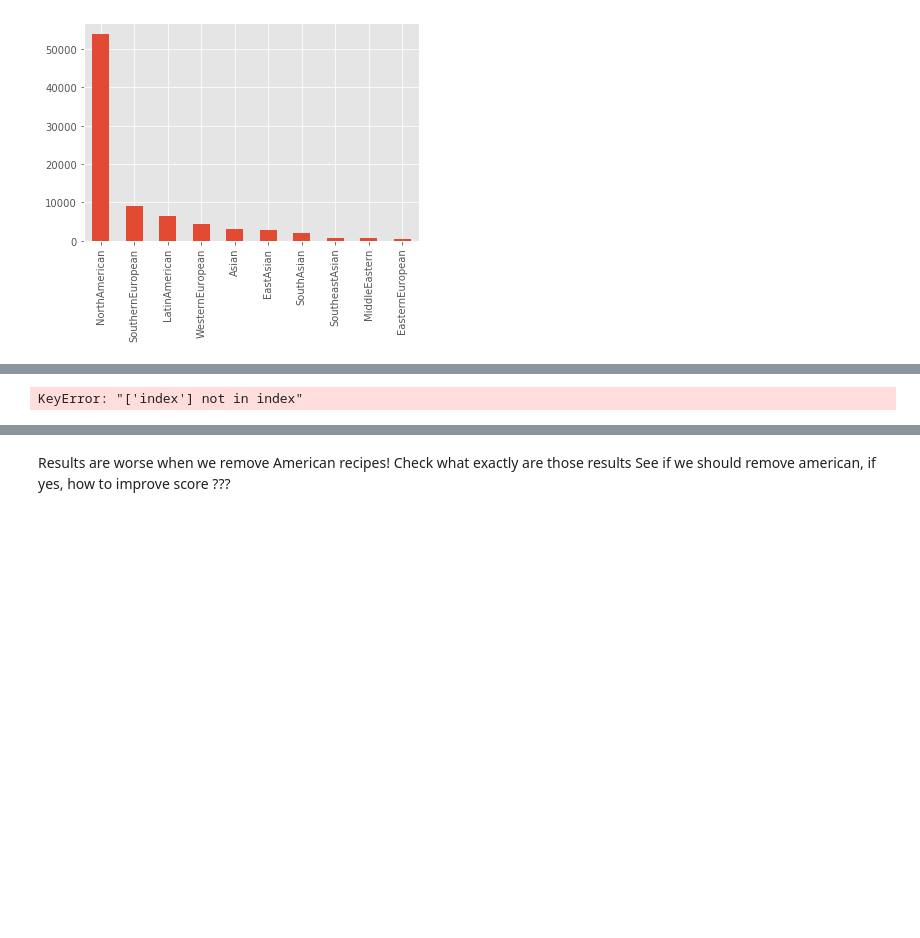
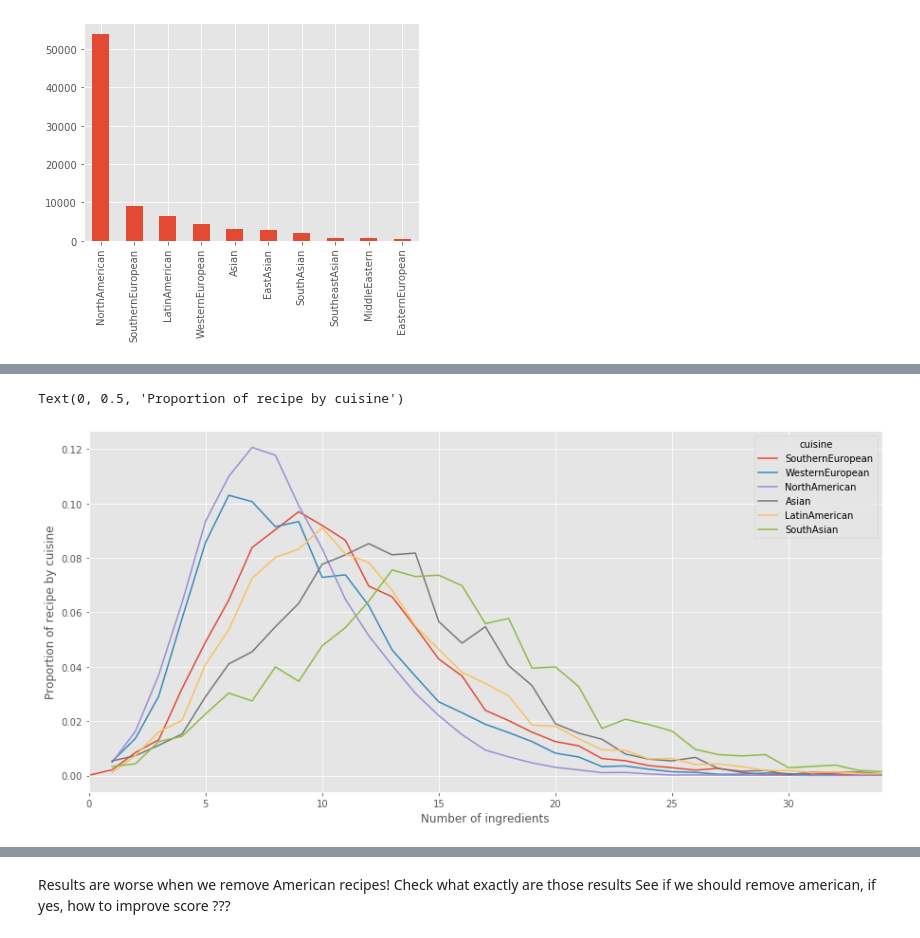
Before and after one commit to catherning/food_recipe_gen, a Jupyter notebook: cuisine_classification/data_analysis.ipynb, the cells around one changed output, grey strips where cells are left out. Saved outputs shown, nothing was run; the diff lists cells and outputs as text; code cells hidden in the pictures; blank space fills up the shorter version.

```diff
--- a/cuisine_classification/data_analysis.ipynb
+++ b/cuisine_classification/data_analysis.ipynb
@@ -83,3 +60,4 @@ Name: cuisine, dtype: int64
 [figure]
 # %%
 df_train["nb_ingrs"]=[len(x) for x in df_train["ingredients"]]
+df_train["index"] =[i for i in range(len(df_train))]
@@ -86,16 +81,22 @@ df_train["nb_ingrs"]=[len(x) for x in df_train["ingredients"]]
 # %%
+LIM_INGR = 35
 # plot data
-nbingr_cuis = df_train[df_train["nb_ingrs"]<40][["cuisine","nb_ingrs","index"]].groupby(["nb_ingrs","cuisine"]).count().unstack()
-
+nbingr_cuis = df_train[df_train["nb_ingrs"]<LIM_INGR][["cuisine","nb_ingrs","index"]].groupby(["nb_ingrs","cuisine"]).count().unstack()
 # DO relative, par rapport nb total dans chaque cuisine
-# %% [output]
-KeyError: "['index'] not in index"
 # %%
 nbingr_cuis.columns=nbingr_cuis.columns.droplevel()
+# %%
+cuisine_count = df_train['cuisine'].value_counts()
 # %%
 for cuis,val in cuisine_count.iteritems():
     nbingr_cuis[cuis]=nbingr_cuis[cuis]/val
+# %%
+cuisine_list = df_train.cuisine.unique()
 # %%
 fig, ax = plt.subplots(figsize=(15,7))
-nbingr_cuis.plot(ax=ax)
-#x.legend(nbingr_cuis.columns.levels[1:]);
+nbingr_cuis.plot(y=cuisine_list[:6],ax=ax)
+ax.set_xlabel("Number of ingredients")
+ax.set_ylabel("Proportion of recipe by cuisine")
+# %% [output]
+Text(0, 0.5, 'Proportion of recipe by cuisine')
+[figure, added]
```
Also changed, not shown: parts of 3 cells of this notebook, 2 other files.
